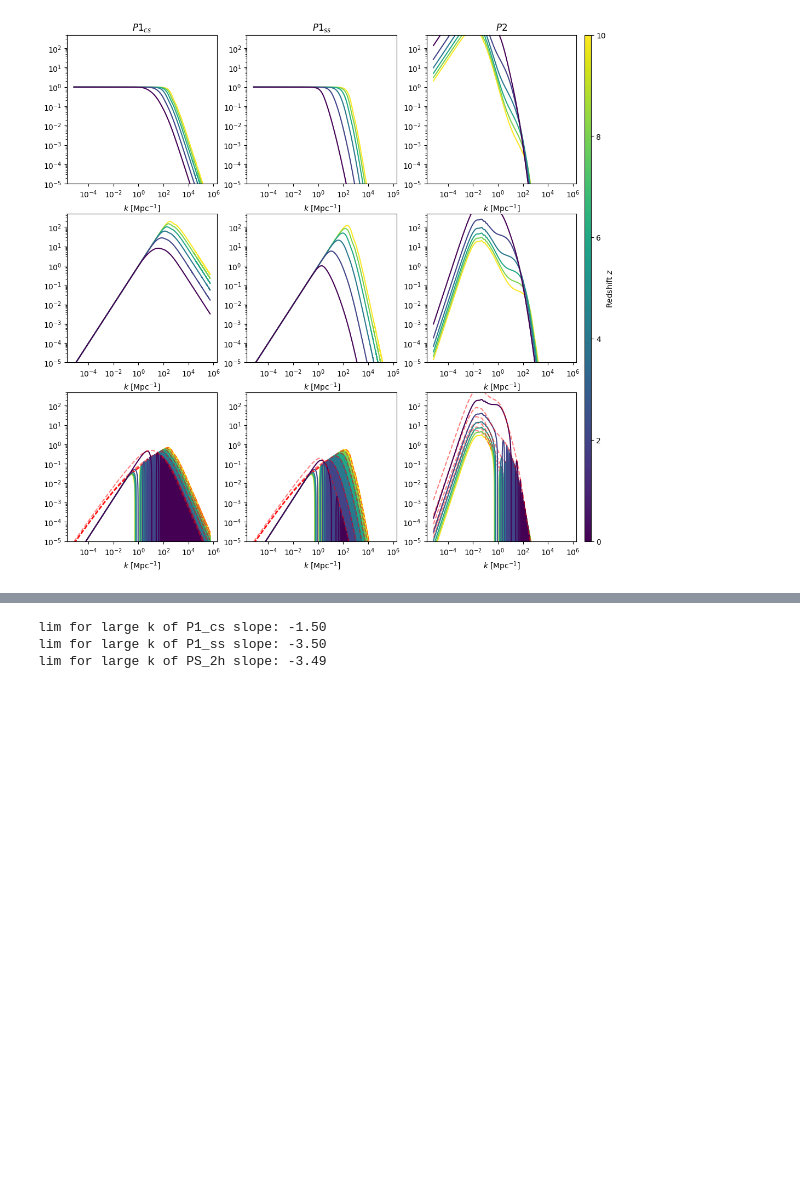
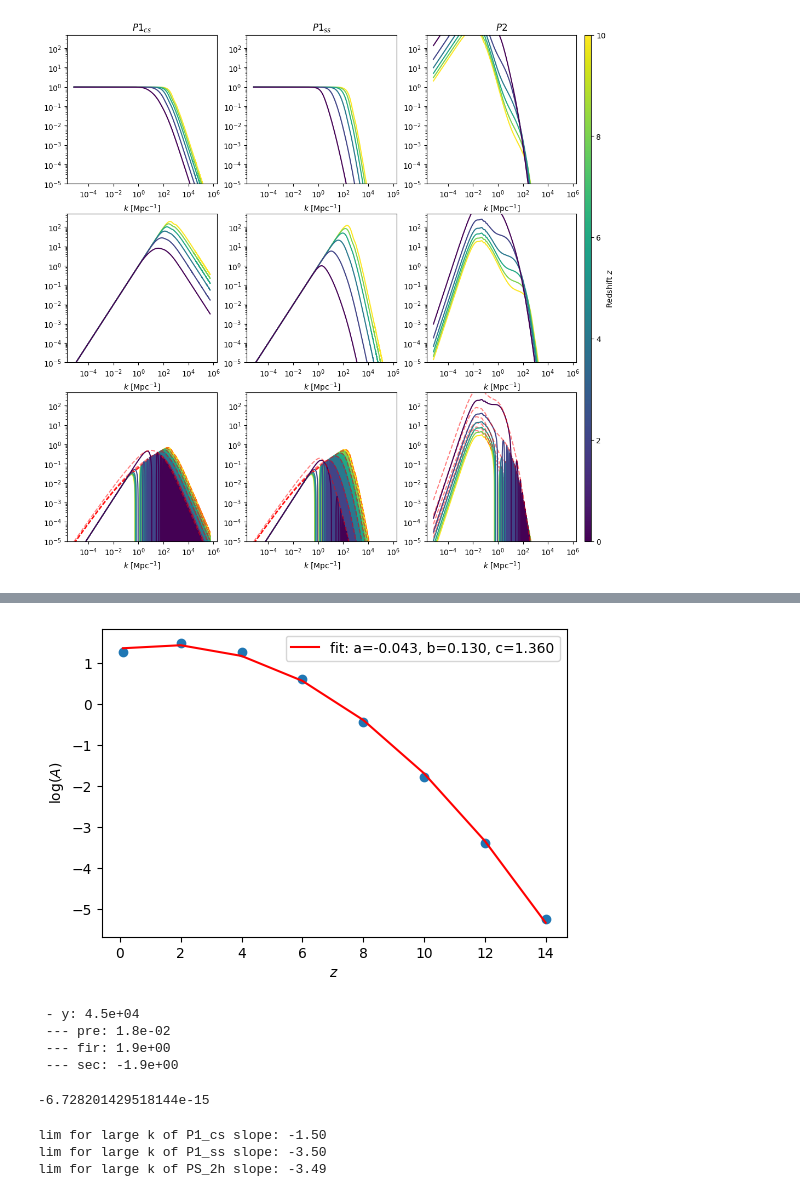
Before and after one commit to Ferr013/HOD, a Jupyter notebook: test_note.ipynb, the cells around one changed output, grey strips where cells are left out. Cells and saved outputs as stored; diff of their text form; code cells hidden in the pictures; blank space fills up the shorter version.

```diff
--- a/test_note.ipynb
+++ b/test_note.ipynb
@@ -255,3 +380,48 @@ Integral 2cc: 3.4e+02 \pm 0.0e+00
+# %%
+from scipy.optimize import curve_fit
+def func(x, a, b, c):
+    return a * x*x + b * x + c
+
+popt, pcov = curve_fit(func, z_display, meanC_P_1cs)
+
+fig, ax = plt.subplots(1,1, figsize=(6, 4), sharex=False, sharey=False)
+ax.scatter(z_display, meanC_P_1cs)
+plt.plot(z_display, func(z_display, *popt), 'r-',
+         label='fit: a=%5.3f, b=%5.3f, c=%5.3f' % tuple(popt))
+ax.set_xlabel(r'$z$')
+ax.set_ylabel(r'$\log(A)$')
+plt.legend()
+plt.show()
+# %% [output]
+[figure, added]
+# %%
+from scipy import special
+
+def integral_P1gsJzero_from_largek(k_min, z, comoving_distance_z, theta_rad):
+    # r = comoving_distance_z
+    # theta = theta_arcsec/206265
+    a, b, c = -0.04346161,  0.13011286,  1.35990887 # from P_1cs fit
+    A = np.power(10, a * z*z + b * z + c)
+    y = k_min/(comoving_distance_z*theta_rad)
+    pre = comoving_distance_z*theta_rad/(2*np.pi)/2
+    fir = (-np.pi*y**2*special.struve(1, y)+2*y*y+2)*special.jv(0, y)/y
+    sec = (np.pi*y*special.struve(0, y)-2)*special.jv(1, y)-2
+    print(f' - y: {y:.1e}')
+    print(f' --- pre: {pre:.1e}')
+    print(f' --- fir: {fir:.1e}')
+    print(f' --- sec: {sec:.1e}')
+    return A * pre * (fir + sec)
+
+z = 8
+theta_arcsec = 5
+comoving_distance_z = cosmo.comoving_distance(z).value
+integral_P1gsJzero_from_largek(1e4, z, comoving_distance_z, theta_arcsec/206265)
+# %% [output]
+ - y: 4.5e+04
+ --- pre: 1.8e-02
+ --- fir: 1.9e+00
+ --- sec: -1.9e+00
+-6.728201429518144e-15
 # %%
 M_h_array, HMF_array, hmf_nu, hmf_k, hmf_PS = HOD.init_lookup_table(0,
                                                                     PRECOMP_UFT = False,
```
Also changed, not shown: parts of 5 cells of this notebook, 1 other file.
